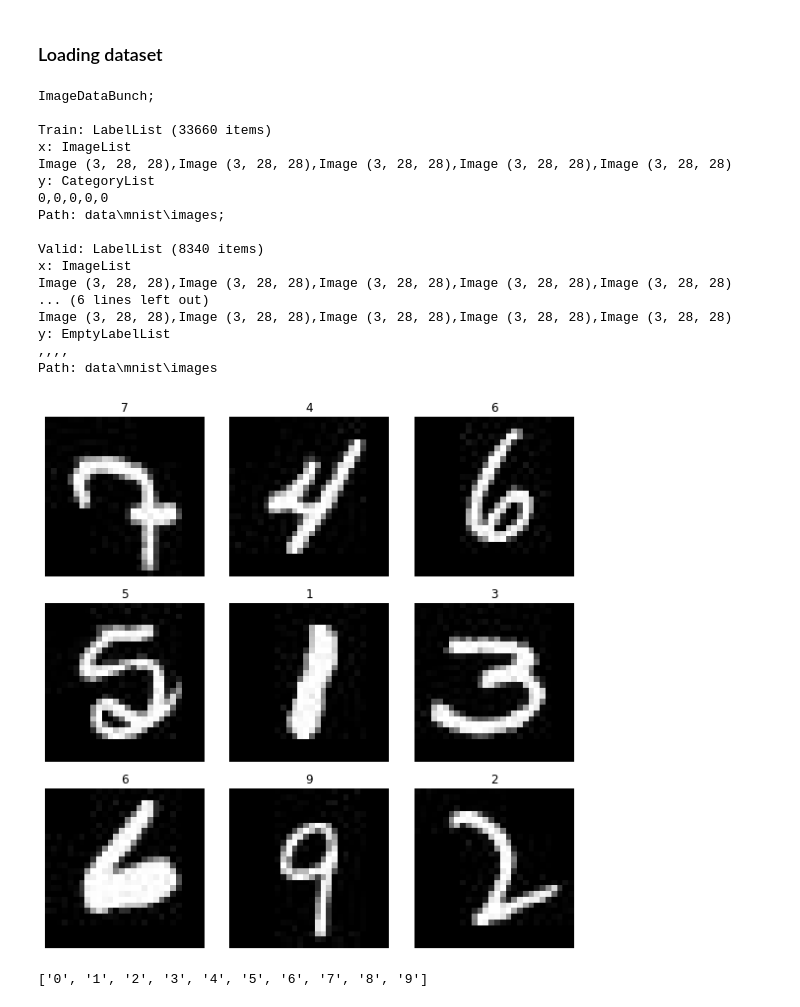
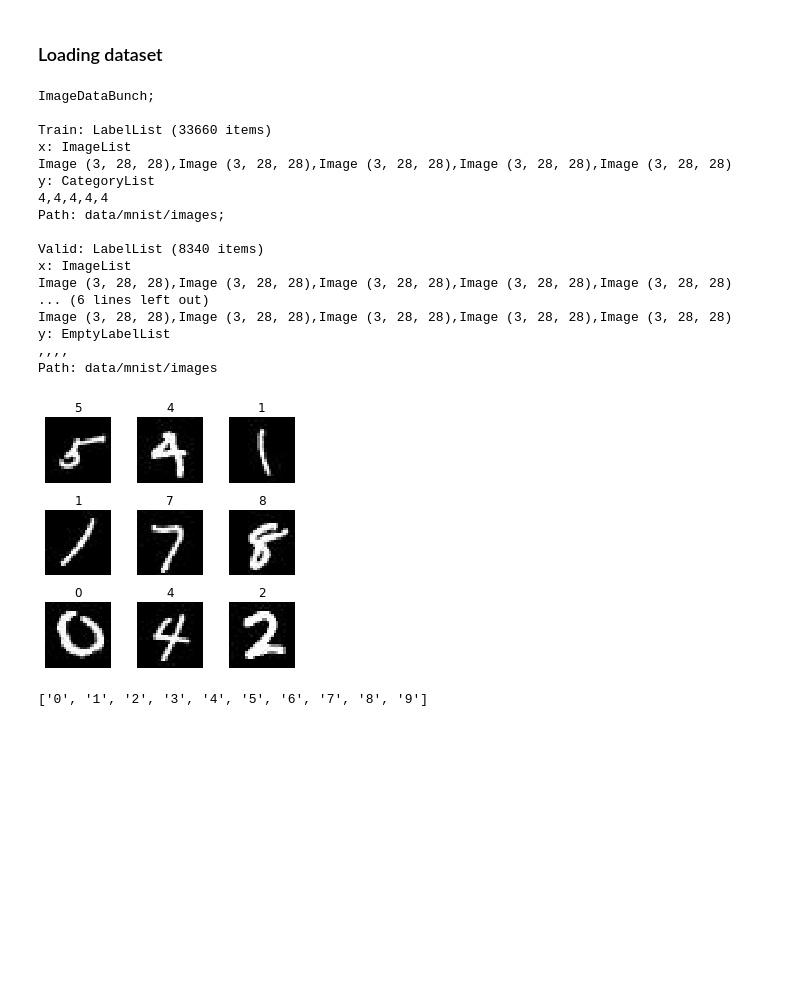
Before and after one commit to mdalvi/fast-ai-lessons, a Jupyter notebook: course-v3/nbs/dl1/lesson1_exercise.ipynb, the cells around one changed output. Saved outputs shown, nothing was run; the diff lists cells and outputs as text; code cells hidden in the pictures; blank space fills up the shorter version.

```diff
--- a/course-v3/nbs/dl1/lesson1_exercise.ipynb
+++ b/course-v3/nbs/dl1/lesson1_exercise.ipynb
@@ -70,7 +82,7 @@ unload_images(df_test)
 # %% [markdown]
 ### Loading dataset
 # %%
-dataset = ImageDataBunch.from_folder(IMAGE_DATA_PATH, test='test', bs=64)
+dataset = ImageDataBunch.from_folder(IMAGE_DATA_PATH, test='test', bs=64).normalize(imagenet_stats)
 # %%
 dataset
 # %% [output]
@@ -80,8 +92,8 @@ Train: LabelList (33660 items)
 x: ImageList
 Image (3, 28, 28),Image (3, 28, 28),Image (3, 28, 28),Image (3, 28, 28),Image (3, 28, 28)
 y: CategoryList
-0,0,0,0,0
-Path: data\mnist\images;
+4,4,4,4,4
+Path: data/mnist/images;
 
 Valid: LabelList (8340 items)
 x: ImageList
@@ -90,11 +102,11 @@ Image (3, 28, 28),Image (3, 28, 28),Image (3, 28, 28),Image (3, 28, 28),Image (3
 Image (3, 28, 28),Image (3, 28, 28),Image (3, 28, 28),Image (3, 28, 28),Image (3, 28, 28)
 y: EmptyLabelList
 ,,,,
-Path: data\mnist\images
+Path: data/mnist/images
 # %%
-dataset.show_batch(rows=3, figsize=(8, 8))
+dataset.show_batch(rows=3, figsize=(4, 4))
 # %% [output]
-[figure, old version]
+[figure, new version]
 # %%
 print(dataset.classes)
 # %% [output]
```
Also changed, not shown: parts of 27 cells of this notebook, 4 other files.
